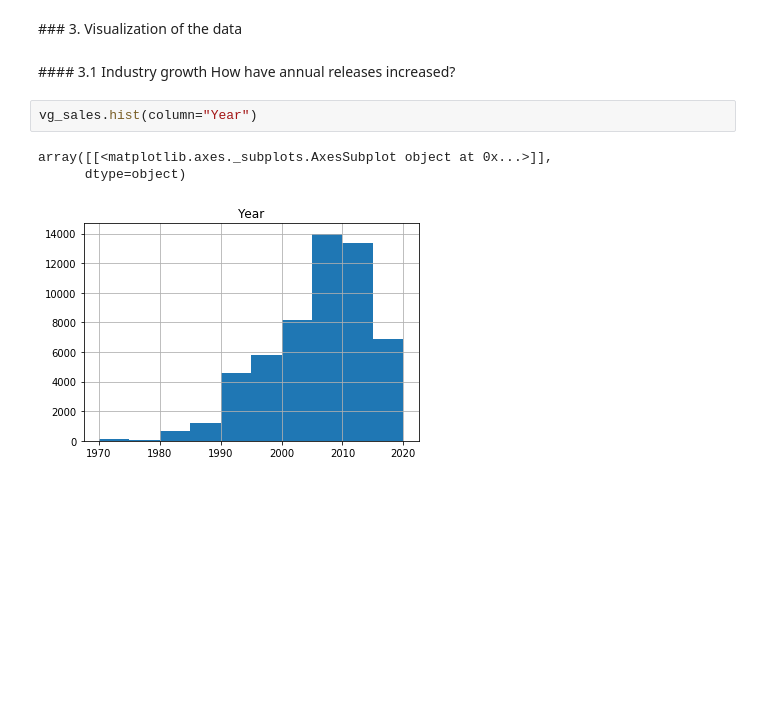
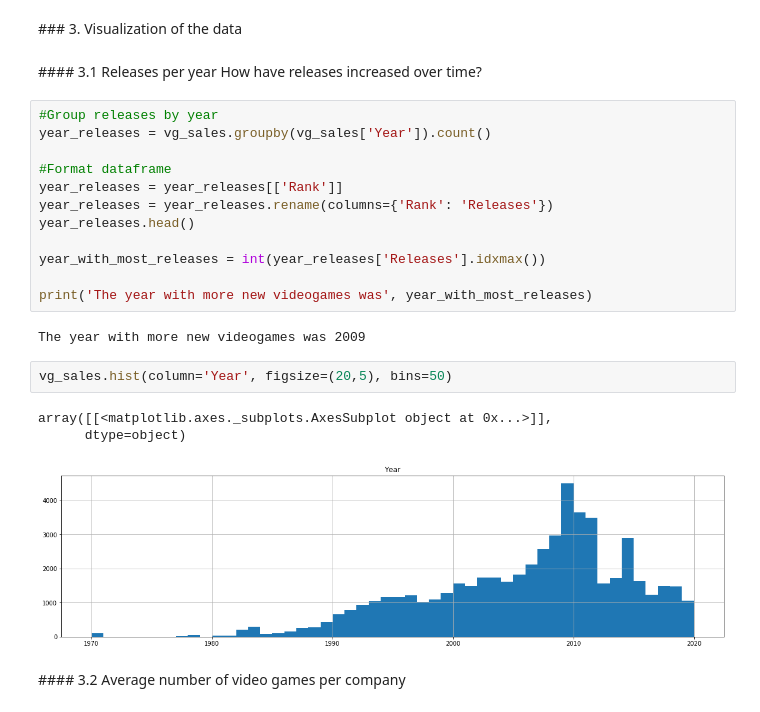
Before and after one commit to lozgarrido/waka, a Jupyter notebook: main.ipynb, the cells around one changed output. Drawn from its saved outputs; the diff is of its cells as text; blank space fills up the shorter version.

Commit message:
WIP top companies growth over time

```diff
--- a/main.ipynb
+++ b/main.ipynb
@@ -81,11 +81,27 @@ dtype: int64
 # %% [markdown]
 ### 3. Visualization of the data
 # %% [markdown]
-#### 3.1 Industry growth
-How have annual releases increased?
+#### 3.1 Releases per year
+How have releases increased over time?
+# %%
+#Group releases by year
+year_releases = vg_sales.groupby(vg_sales['Year']).count()
+
+#Format dataframe
+year_releases = year_releases[['Rank']]
+year_releases = year_releases.rename(columns={'Rank': 'Releases'})
+year_releases.head()
+
+year_with_most_releases = int(year_releases['Releases'].idxmax())
+
+print('The year with more new videogames was', year_with_most_releases)
+# %% [output]
+The year with more new videogames was 2009
 # %%
-vg_sales.hist(column="Year")
+vg_sales.hist(column='Year', figsize=(20,5), bins=50)
 # %% [output]
 array([[<matplotlib.axes._subplots.AxesSubplot object at 0x...>]],
       dtype=object)
-[figure, old version]
+[figure, new version]
+# %% [markdown]
+#### 3.2 Average number of video games per company
```
Also changed, not shown: parts of 10 cells of this notebook.
